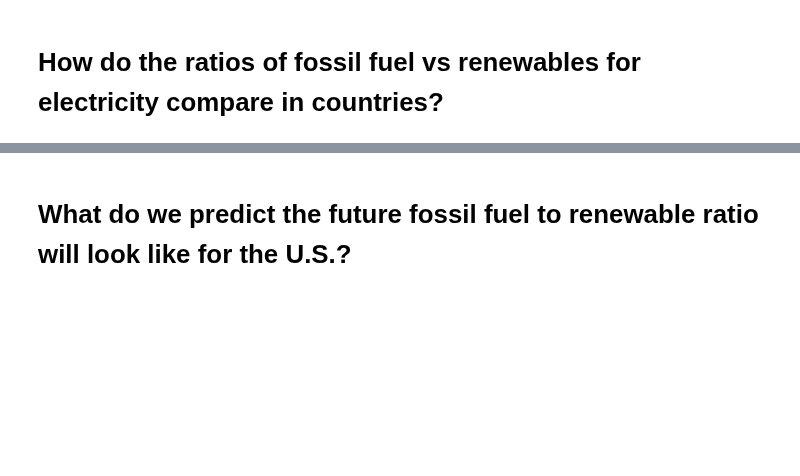
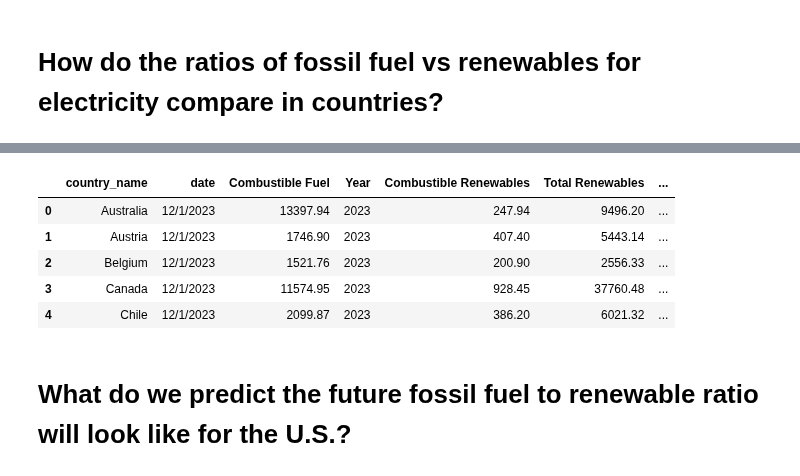
Before and after one commit to bburwinkel0721/Electric-Production, a Jupyter notebook: electricity_anaylsis.ipynb, the cells around one changed output, grey strips where cells are left out. Saved outputs shown, nothing was run; the diff lists cells and outputs as text; code cells hidden in the pictures; blank space fills up the shorter version.

```diff
--- a/electricity_anaylsis.ipynb
+++ b/electricity_anaylsis.ipynb
@@ -340,2 +394,37 @@ monthly_averages_2023
+# %%
+# Filter raw dataframe for combustibles, renewables, and combustible renewables
+total_combustible_df = original_df[(original_df['parameter']=='Net Electricity Production')&(original_df['product']=='Total Combustible Fuels')]
+combustible_renewables_df = original_df[(original_df['parameter']=='Net Electricity Production')&(original_df['product']=='Combustible Renewables')]
+total_renewables_df = original_df[(original_df['parameter']=='Net Electricity Production')&(original_df['product']=='Total Renewables (Hydro, Geo, Solar, Wind, Other)')]
+
+# Rename columns
+total_combustible_df = total_combustible_df.rename(columns={'value':'Combustible Fuel'})
+combustible_renewables_df = combustible_renewables_df.rename(columns={'value':'Combustible Renewables'})
+total_renewables_df = total_renewables_df.rename(columns={'value':'Total Renewables'})
+
+# Drop unneeded columns
+total_combustible_df = total_combustible_df.drop(columns={'parameter','unit','product'})
+combustible_renewables_df = combustible_renewables_df.drop(columns={'parameter','unit','product'})
+total_renewables_df = total_renewables_df.drop(columns={'parameter','unit','product'})
+
+# Merge Dataframes
+all_combutibles_df = pd.merge(total_combustible_df, combustible_renewables_df)
+main_df = pd.merge(all_combutibles_df, total_renewables_df)
+
+# Create column with only non-renewable combustible fuel
+main_df['Fossil Fuels'] = main_df['Combustible Fuel']-main_df['Combustible Renewables']
+
+# Create a column for the year
+main_df['Year'] = main_df['date'].str.split('/').str[-1]
+
+# Display merged data frame
+main_df.head()
+# %% [output]
+|  | country_name | date | Combustible Fuel | Year | Combustible Renewables | Total Renewables | ... |
+| 0 | Australia | 12/1/2023 | 13397.94 | 2023 | 247.94 | 9496.20 | ... |
+| 1 | Austria | 12/1/2023 | 1746.90 | 2023 | 407.40 | 5443.14 | ... |
+| 2 | Belgium | 12/1/2023 | 1521.76 | 2023 | 200.90 | 2556.33 | ... |
+| 3 | Canada | 12/1/2023 | 11574.95 | 2023 | 928.45 | 37760.48 | ... |
+| 4 | Chile | 12/1/2023 | 2099.87 | 2023 | 386.20 | 6021.32 | ... |
 # %% [markdown]
 # What do we predict the future fossil fuel to renewable ratio will look like for the U.S.?
```
Also changed, not shown: parts of 3 cells of this notebook.
